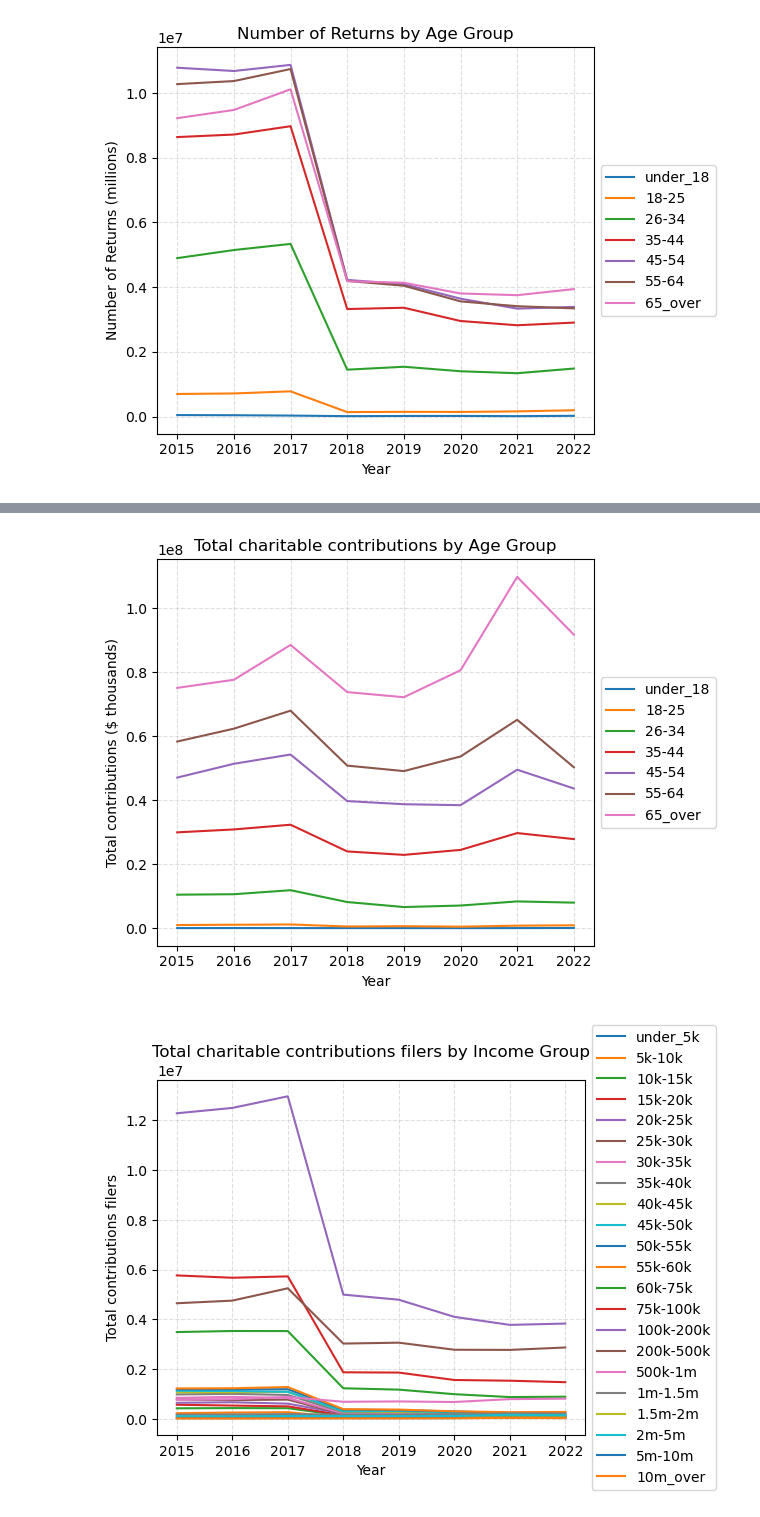
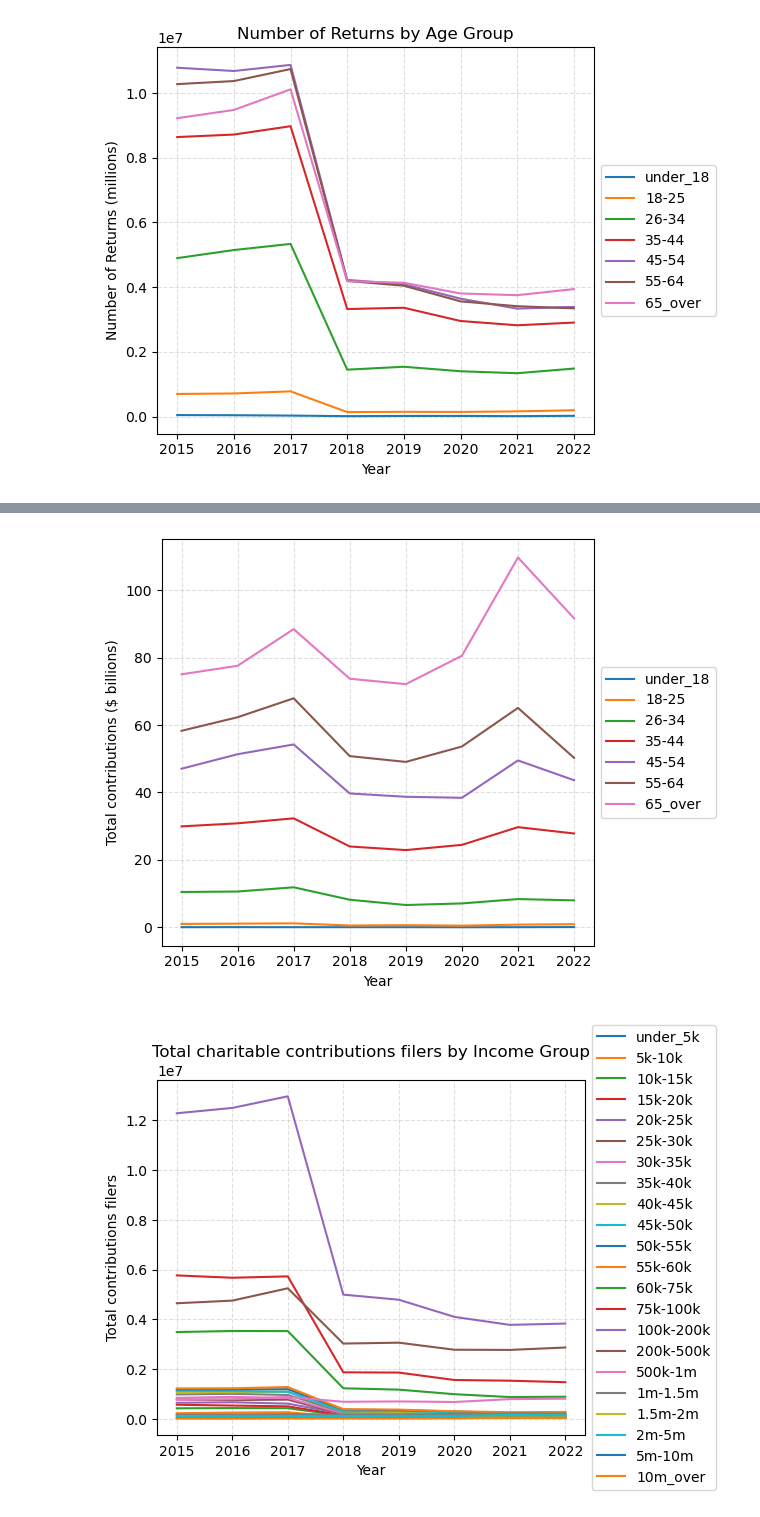
Before and after one commit to OpenSourceEcon/CharitableContrib, a Jupyter notebook: CharitableContrib.ipynb, the cells around one changed output, grey strips where cells are left out. Cells and saved outputs as stored; diff of their text form; code cells hidden in the pictures.

```diff
--- a/CharitableContrib.ipynb
+++ b/CharitableContrib.ipynb
@@ -222,3 +261,13 @@ plt.savefig(os.path.join(images_dir, 'NumReturns_age.png'))
 plt.show()
 # %% [output]
 [figure]
+# %%
+# Create a percent change variable for the series contrib_tot_agi_df["all_returns_total"]
+contrib_tot_agi_df["all_returns_total_pct_change"] = (
+    contrib_tot_agi_df["all_returns_total"].pct_change() * 100
+)
+# Create a simple difference variable for the series contrib_tot_agi_df["all_returns_total"]
+contrib_tot_agi_df["all_returns_total_diff"] = (
+    contrib_tot_agi_df["all_returns_total"].diff()
+) * 1_000
+contrib_tot_agi_df[["year", "all_returns_total", "all_returns_total_diff", "all_returns_total_pct_change"]]
@@ -225,16 +296,19 @@ plt.show()
 # %%
 # Plot the time series of total contributions amount by income group
-for var in inc_range_lst:
+for var in inc_range_lst[:13]:
     if var not in ["all_returns_total", "taxable_returns_total", "nontaxable_returns_total"]:
         # if var in ["2m-5m", "5m-10m", "10m_over"]:
         #     plt.plot(contrib_tot_agi_df['year'], contrib_tot_agi_df[var], label=var, color='black')
         # else:
         #     plt.plot(contrib_tot_agi_df['year'], contrib_tot_agi_df[var], label=var)
-        plt.plot(contrib_tot_agi_df['year'], contrib_tot_agi_df[var], label=var)
+        plt.plot(
+            contrib_tot_agi_df['year'], contrib_tot_agi_df[var] * 1_000 / 1e9,
+            label=var
+        )
 plt.grid(visible=True, which='major', axis='both', linestyle='--', alpha=0.4)
 plt.xlabel('Year')
-plt.ylabel('Total contributions ($ thousands)')
-plt.title('Total charitable contributions by Income Group')
+plt.ylabel('Total contributions ($ billions)')
+# plt.title('Total charitable contributions by Income Group')
 plt.legend(loc='center left', bbox_to_anchor=(1, 0.5))
 plt.tight_layout()
 plt.savefig(os.path.join(images_dir, 'TotContrib_inc.png'))
@@ -244,18 +318,21 @@ plt.show()
 # %%
 # Plot the time series of total contributions amount by age group
 for var in age_range_lst:
     if var not in ["all_returns"]:
-        plt.plot(contrib_tot_age_df['year'], contrib_tot_age_df[var], label=var)
+        plt.plot(
+            contrib_tot_age_df['year'], contrib_tot_age_df[var] * 1_000 / 1e9,
+            label=var
+        )
 plt.grid(visible=True, which='major', axis='both', linestyle='--', alpha=0.4)
 plt.xlabel('Year')
-plt.ylabel('Total contributions ($ thousands)')
-plt.title('Total charitable contributions by Age Group')
+plt.ylabel('Total contributions ($ billions)')
+# plt.title('Total charitable contributions by Age Group: 2015-2022')
 plt.legend(loc='center left', bbox_to_anchor=(1, 0.5))
 plt.tight_layout()
 plt.savefig(os.path.join(images_dir, 'TotContrib_age.png'))
 plt.show()
 # %% [output]
-[figure, old version]
+[figure, new version]
 # %%
 # Plot the time series of total contributions filers by income group
 for var in inc_range_lst:
```
Also changed, not shown: parts of 15 cells of this notebook, 9 other files.
